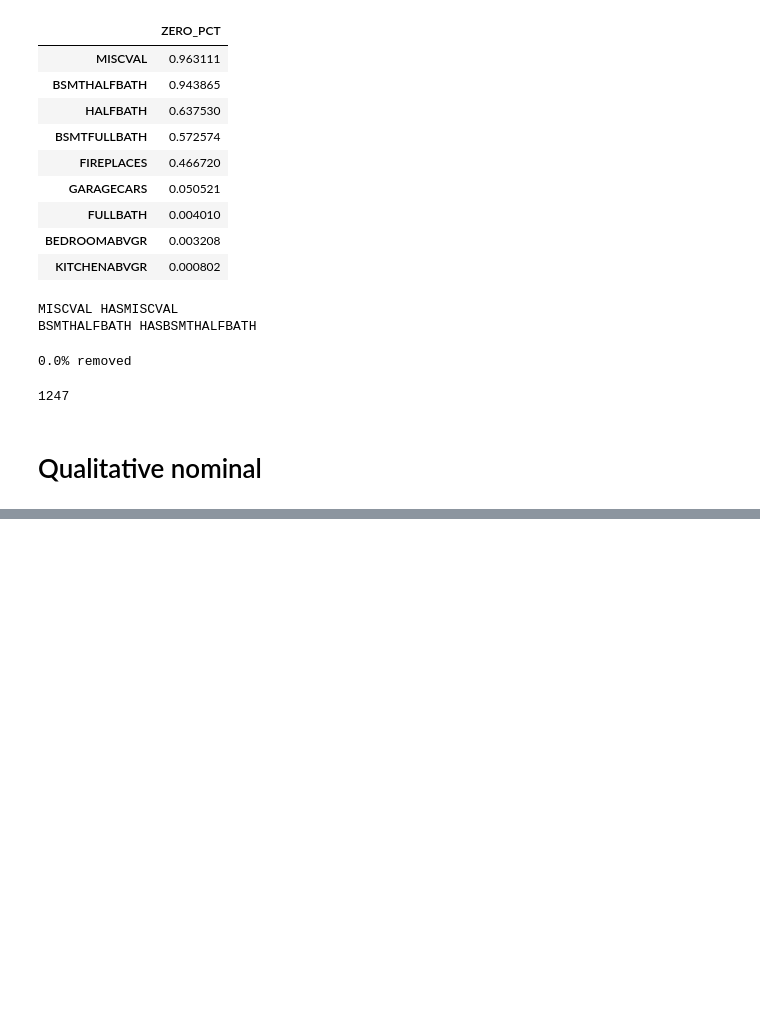
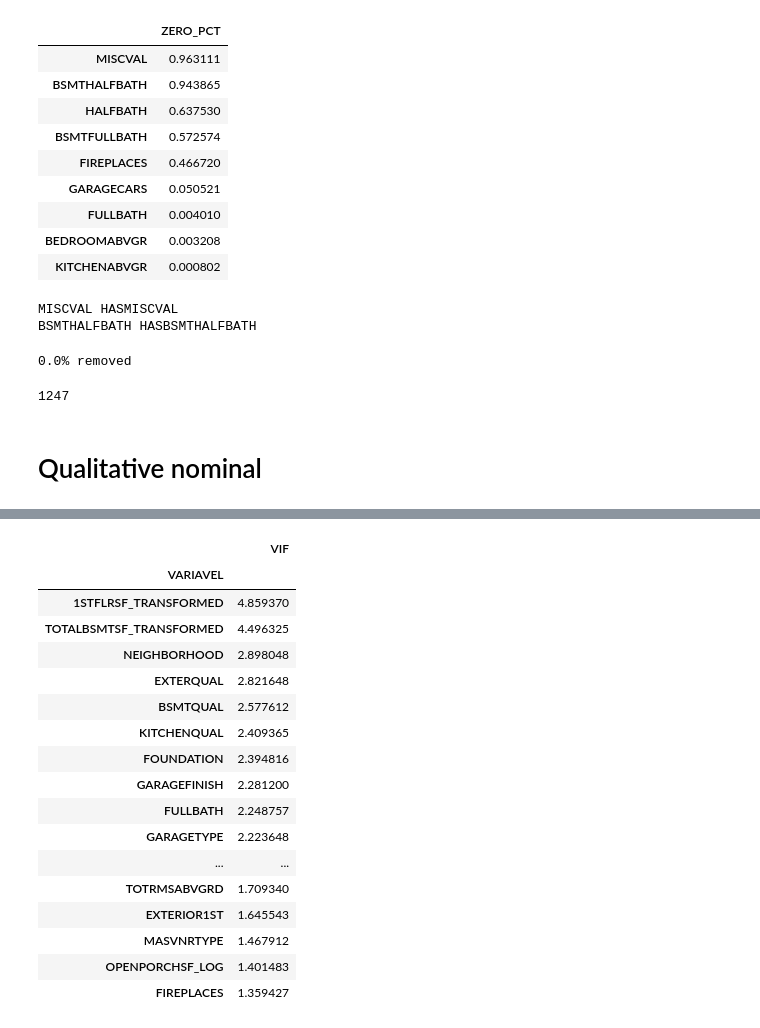
Before and after one commit to lucasamtaylor01/KaggleHousePrices, a Jupyter notebook: noteboks/03_feature_engineering.ipynb, the cells around one changed output, grey strips where cells are left out. Saved outputs shown, nothing was run; the diff lists cells and outputs as text; code cells hidden in the pictures; blank space fills up the shorter version.

```diff
--- a/noteboks/03_feature_engineering.ipynb
+++ b/noteboks/03_feature_engineering.ipynb
@@ -629,0 +714,33 @@ df_disc.shape[0]
+# %%
+X = df_model_vif
+X = add_constant(X)
+
+vif_data = pd.DataFrame()
+vif_data['VARIAVEL'] = X.columns
+vif_data['VIF'] = [variance_inflation_factor(X.values, i) for i in range(X.shape[1])]
+
+vif_data = vif_data.sort_values(by=['VIF'], ascending=False).reset_index(drop=True)
+vif_data = vif_data[vif_data['VARIAVEL'] != 'const']
+
+vif_data = vif_data.set_index(['VARIAVEL'], drop=True)
+
+vif_data
+# %% [output]
+|  | VIF |
+| VARIAVEL |  |
+| 1STFLRSF_TRANSFORMED | 4.859370 |
+| TOTALBSMTSF_TRANSFORMED | 4.496325 |
+| NEIGHBORHOOD | 2.898048 |
+| EXTERQUAL | 2.821648 |
+| BSMTQUAL | 2.577612 |
+| KITCHENQUAL | 2.409365 |
+| FOUNDATION | 2.394816 |
+| GARAGEFINISH | 2.281200 |
+| FULLBATH | 2.248757 |
+| GARAGETYPE | 2.223648 |
+| ... | ... |
+| TOTRMSABVGRD | 1.709340 |
+| EXTERIOR1ST | 1.645543 |
+| MASVNRTYPE | 1.467912 |
+| OPENPORCHSF_LOG | 1.401483 |
+| FIREPLACES | 1.359427 |
```
Also changed, not shown: parts of 9 cells of this notebook, 1 other file.
